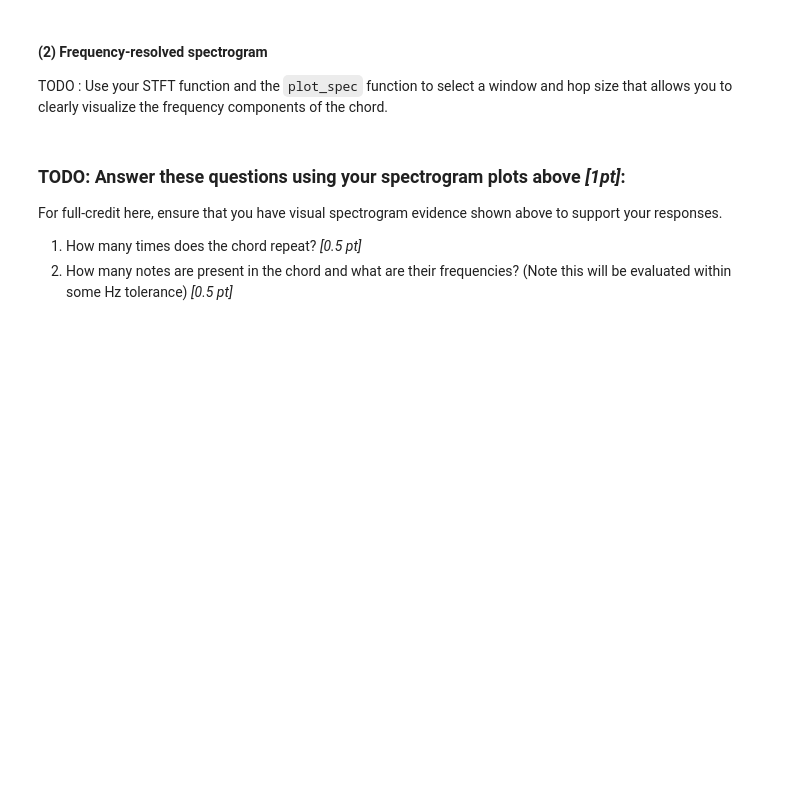
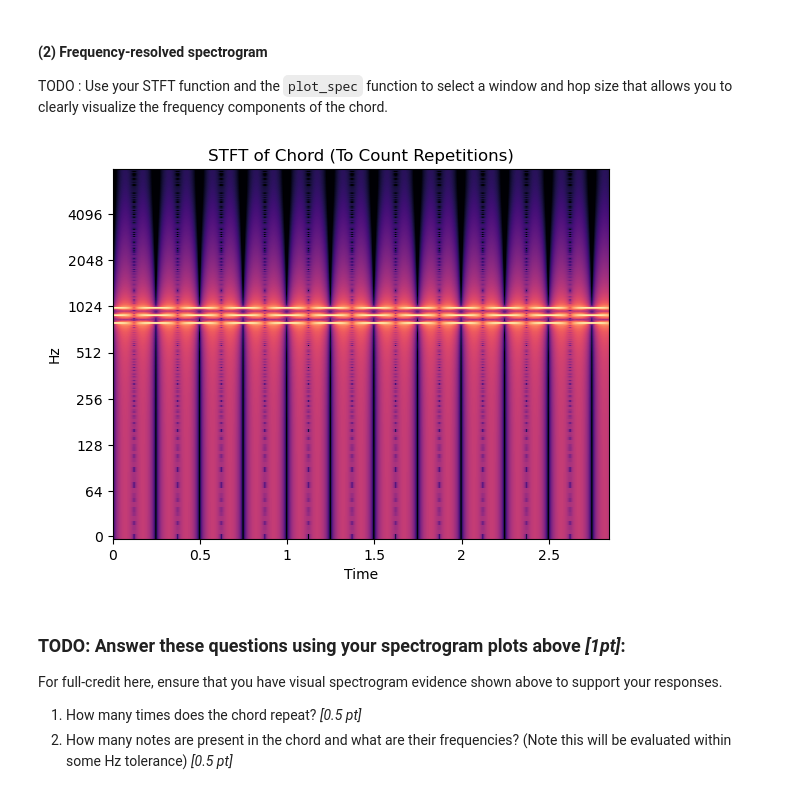
Before and after one commit to RobertTylman/nyu-csgy6933-ML26, a Jupyter notebook: assignment1/assignment1_student.ipynb, the cells around one changed output. Saved outputs shown, nothing was run; the diff lists cells and outputs as text; code cells hidden in the pictures; blank space fills up the shorter version.

```diff
--- a/assignment1/assignment1_student.ipynb
+++ b/assignment1/assignment1_student.ipynb
@@ -612,3 +625,17 @@ TODO : Use your STFT function and the `plot_spec` function to select a window an
+# %%
+# TODO : frequency-resolved spectrogram code
+
+hop_size = 10
+window_type = "hann"
+frame_size = 2500
+
+# Compute STFT
+stft = simple_stft(x, frame_size, hop_size, window_type=window_type)
+
+# Plot
+plot_spec(stft, hop_size, title="STFT of Chord (To Count Repetitions)")
+# %% [output]
+[figure, added]
 # %% [markdown]
 ### TODO: Answer these questions using your spectrogram plots above *[1pt]*:
 
```
Also changed, not shown: parts of 10 cells of this notebook.
